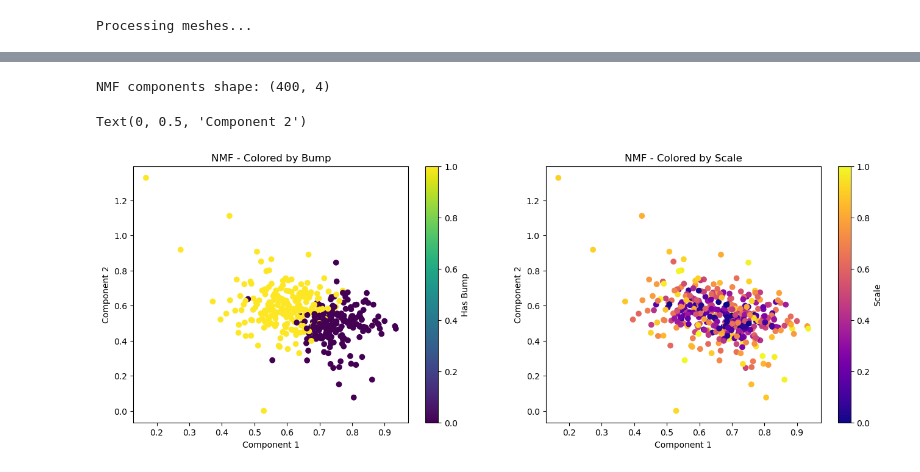
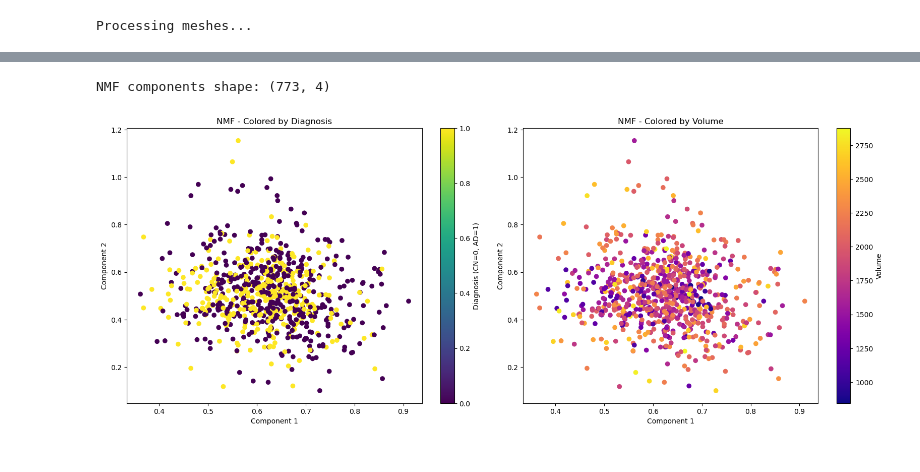
Before and after one commit to Jakaria08/Disentangle_Latent_Space_Deep_SDF, a Jupyter notebook: run_HLLE_ICA.ipynb, the cells around one changed output, grey strips where cells are left out. Cells and saved outputs as stored; diff of their text form; code cells hidden in the pictures.

```diff
--- a/run_HLLE_ICA.ipynb
+++ b/run_HLLE_ICA.ipynb
@@ -117,9 +121,9 @@ print(mesh_params)
 # %%
-# Create color coding for visualization based on extracted parameters
-has_bump = np.array([p.get("has_bump", 0) for p in mesh_params])
-#scales = np.array([p.get("scale", 0) for p in mesh_params])
-#sub_groups = np.array([p.get("sub_group", 0) for p in mesh_params])
-#bump_sizes = np.array([p.get("bump_size", 0) for p in mesh_params])
+# Create arrays for visualization based on extracted parameters
+diagnosis = np.array([p.get('diagnosis', -1) for p in mesh_params])
+age = np.array([p.get('age', float('nan')) for p in mesh_params], dtype=float)
+sex = np.array([p.get('sex', -1) for p in mesh_params])
+volume = np.array([p.get('volume', float('nan')) for p in mesh_params], dtype=float)
 # %%
 # Step 2: Apply HLLE for non-linear dimensionality reduction
 n_neighbors = min(400, len(X) - 1)  # Ensuring n_neighbors is valid
@@ -315,43 +275,42 @@ KeyError: 'scale'
 # %%
 from sklearn.decomposition import NMF
 import numpy as np
 import matplotlib.pyplot as plt
 
 # Step 1: Ensure data is non-negative
-# NMF requires non-negative values, so we need to transform the data
 X_min = X.min()
 if X_min < 0:
-    X_offset = X - X_min  # Shift data to make all values non-negative
+    X_offset = X - X_min
 else:
     X_offset = X.copy()
 
 # Step 2: Apply NMF
-n_components = 4  # Number of factors to discover
+n_components = 4
 nmf = NMF(n_components=n_components, init='random', random_state=42, max_iter=10000)
 Y_nmf = nmf.fit_transform(X_offset)
 
-print(f"NMF components shape: {Y_nmf.shape}")
-#print(f"NMF reconstruction error: {nmf.reconstruction_err_}")
+print(f'NMF components shape: {Y_nmf.shape}')
 
 # Step 3: Visualize the results
 plt.figure(figsize=(16, 12))
 
-# NMF colored by bump
 plt.subplot(2, 2, 1)
-plt.scatter(Y_nmf[:, 0], Y_nmf[:, 1], c=np.array([p["has_bump"] for p in mesh_params]), cmap='viridis')
-plt.colorbar(label="Has Bump")
-plt.title("NMF - Colored by Bump")
-plt.xlabel("Component 1")
-plt.ylabel("Component 2")
+plt.scatter(Y_nmf[:, 0], Y_nmf[:, 1], c=diagnosis, cmap='viridis')
+plt.colorbar(label='Diagnosis (CN=0, AD=1)')
+plt.title('NMF - Colored by Diagnosis')
+plt.xlabel('Component 1')
+plt.ylabel('Component 2')
 
-# NMF colored by scale
 plt.subplot(2, 2, 2)
-plt.scatter(Y_nmf[:, 0], Y_nmf[:, 1], c=np.array([p["scale"] for p in mesh_params]), cmap='plasma')
-plt.colorbar(label="Scale")
-plt.title("NMF - Colored by Scale")
-plt.xlabel("Component 1")
-plt.ylabel("Component 2")
+mask = np.isfinite(volume)
+plt.scatter(Y_nmf[mask, 0], Y_nmf[mask, 1], c=volume[mask], cmap='plasma')
+plt.colorbar(label='Volume')
+plt.title('NMF - Colored by Volume')
+plt.xlabel('Component 1')
+plt.ylabel('Component 2')
+
+plt.tight_layout()
+plt.show()
 # %% [output]
-NMF components shape: (400, 4)
+NMF components shape: (773, 4)
-Text(0, 0.5, 'Component 2')
-[figure, old version]
+[figure, new version]
```
Also changed, not shown: parts of 20 cells of this notebook, 10 other files.
